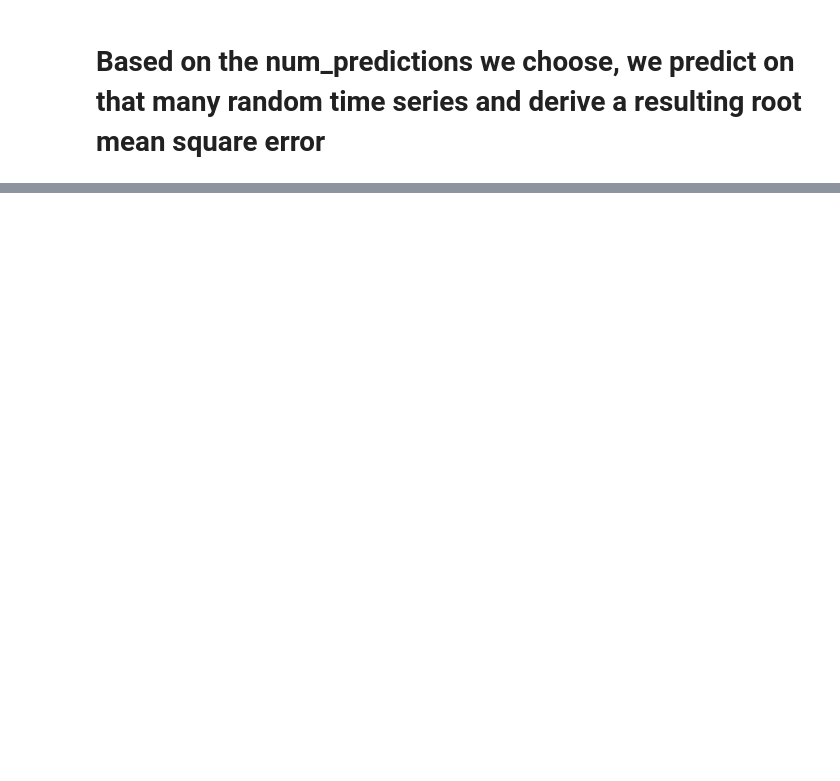
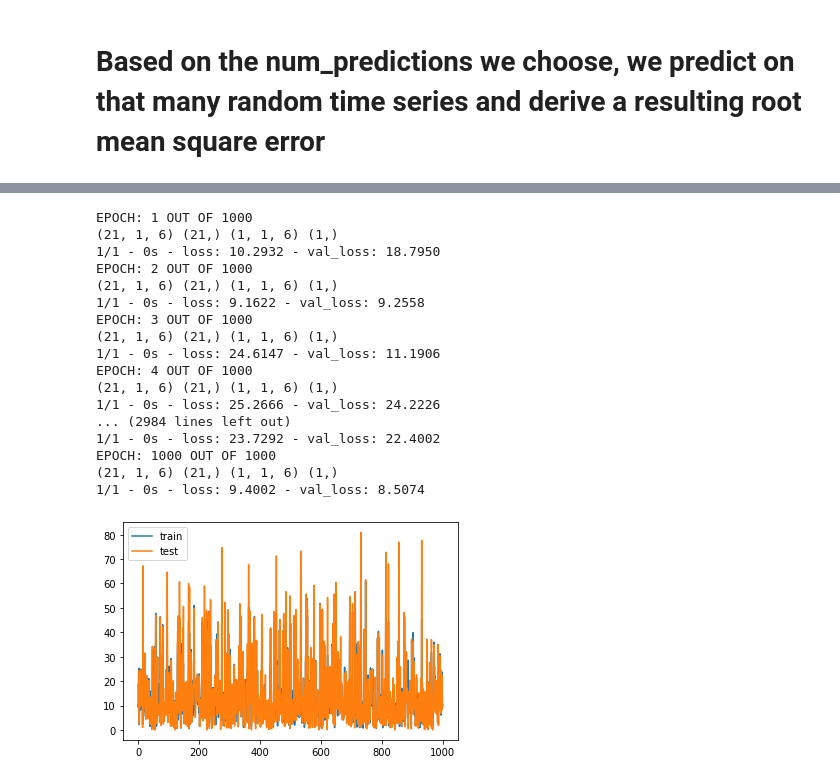
Before and after one commit to nnbaokhang/Descriptive-and-Predictive-Deep-Learning-Analytical-Tools-for-Enhanced-Bridge-Management, a Jupyter notebook: lstm_time_series_forecasting.ipynb, the cells around one changed output, grey strips where cells are left out. Cells and saved outputs as stored; diff of their text form; code cells hidden in the pictures; blank space fills up the shorter version.

```diff
--- a/lstm_time_series_forecasting.ipynb
+++ b/lstm_time_series_forecasting.ipynb
@@ -409,7 +415,7 @@ from numpy import concatenate
 from sklearn.metrics import mean_squared_error
 import math
 
-num_predictions = 200
+num_predictions = 500
 
 summation = 0
 
@@ -453,0 +466,59 @@ rmse
+# %%
+from matplotlib import pyplot
+import random
+
+EPOCHS = 1000
+
+losses = []
+val_losses = []
+
+for a in range(EPOCHS):
+
+    print('EPOCH: ' + str(a+1) +  ' OUT OF ' + str(EPOCHS))
+
+    rand_int = random.randint(0, 522)
+
+    values = list_of_training_df[rand_int].values
+
+    n_train_hours = 21
+    train = values[:n_train_hours, :]
+    test = values[n_train_hours:, :]
+
+    train_X, train_y = train[:, :-1], train[:, -1]
+    test_X, test_y = test[:, :-1], test[:, -1]
+
+    train_X = train_X.reshape((train_X.shape[0], 1, train_X.shape[1]))
+    test_X = test_X.reshape((test_X.shape[0], 1, test_X.shape[1]))
+    print(train_X.shape, train_y.shape, test_X.shape, test_y.shape)
+
+    # fit network
+    history = lstm_model.fit(train_X, train_y, epochs=1, batch_size=21, validation_data=(test_X, test_y), verbose=2, shuffle=False)
+
+    for idx, h in enumerate(history.history['loss']):
+        losses.append(h)
+        val_losses.append(history.history['val_loss'])
+
+# plot history
+pyplot.plot(losses, label='train')
+pyplot.plot(val_losses, label='test')
+pyplot.legend()
+pyplot.show()
+# %% [output]
+EPOCH: 1 OUT OF 1000
+(21, 1, 6) (21,) (1, 1, 6) (1,)
+1/1 - 0s - loss: 10.2932 - val_loss: 18.7950
+EPOCH: 2 OUT OF 1000
+(21, 1, 6) (21,) (1, 1, 6) (1,)
+1/1 - 0s - loss: 9.1622 - val_loss: 9.2558
+EPOCH: 3 OUT OF 1000
+(21, 1, 6) (21,) (1, 1, 6) (1,)
+1/1 - 0s - loss: 24.6147 - val_loss: 11.1906
+EPOCH: 4 OUT OF 1000
+(21, 1, 6) (21,) (1, 1, 6) (1,)
+1/1 - 0s - loss: 25.2666 - val_loss: 24.2226
+... (2984 lines left out)
+1/1 - 0s - loss: 23.7292 - val_loss: 22.4002
+EPOCH: 1000 OUT OF 1000
+(21, 1, 6) (21,) (1, 1, 6) (1,)
+1/1 - 0s - loss: 9.4002 - val_loss: 8.5074
+[figure, added]
```
Also changed, not shown: parts of 8 cells of this notebook.
